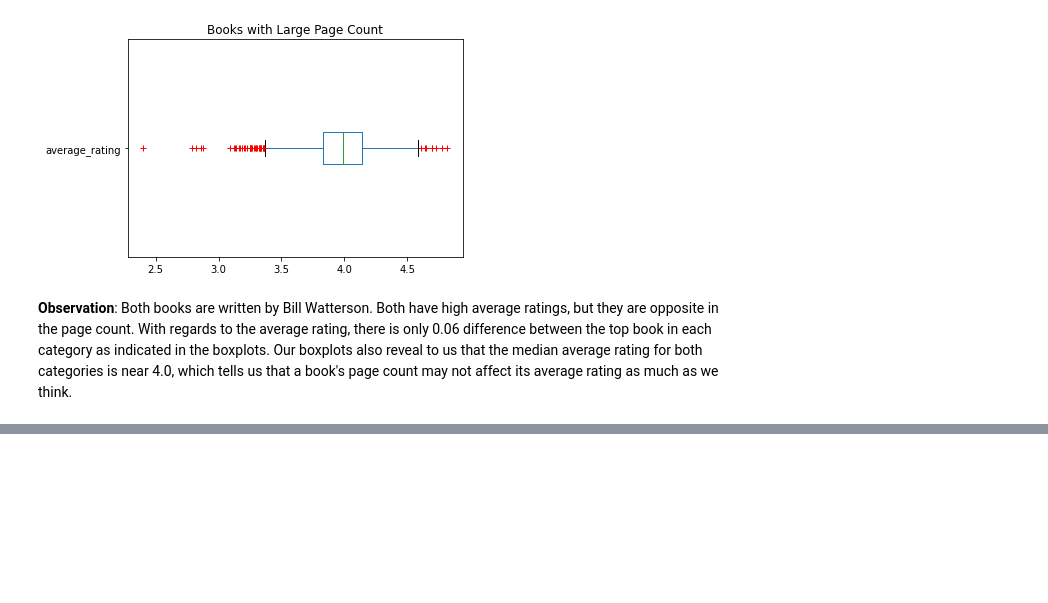
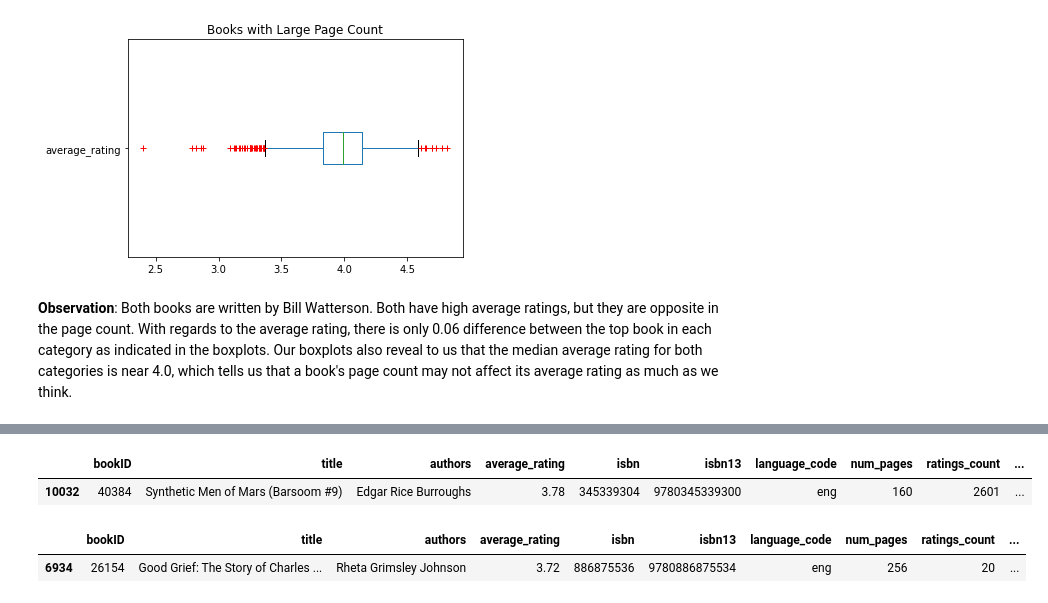
Before and after one commit to le-n-qui/goodreads-dataset, a Jupyter notebook: goodreads_books_analysis.ipynb, the cells around one changed output, grey strips where cells are left out. Cells and saved outputs as stored; diff of their text form; code cells hidden in the pictures; blank space fills up the shorter version.

Commit message:
Modify the analysis section; filter books dataframe with preset timestamps; test our new dataframe

```diff
--- a/goodreads_books_analysis.ipynb
+++ b/goodreads_books_analysis.ipynb
@@ -190,0 +191,22 @@ This question is an extension of the first question where we were finding the mo
+# %%
+# reference back to our old cutoff points for ratings_count and average_rating
+ratings_cutoff = 1000
+avg_rating_cutoff = 4.0
+# start and end of desired decade
+decade_start = pd.Timestamp(1980,1,1)
+decade_end = pd.Timestamp(1990,1,1)
+# filter our books df using the dates
+books_1980s = books[(books['publication_date'] > decade_start) & (books['publication_date'] < decade_end)]
+# %%
+# verify our new df
+# by gett the first book of 1980s
+books_1980s.sort_values(by=['publication_date'])[:1]
+# %% [output]
+|  | bookID | title | authors | average_rating | isbn | isbn13 | language_code | num_pages | ratings_count | ... |
+| 10032 | 40384 | Synthetic Men of Mars (Barsoom #9) | Edgar Rice Burroughs | 3.78 | 345339304 | 9780345339300 | eng | 160 | 2601 | ... |
+# %%
+# by getting the last book of 1980s
+books_1980s.sort_values(by=['publication_date'])[-1:]
+# %% [output]
+|  | bookID | title | authors | average_rating | isbn | isbn13 | language_code | num_pages | ratings_count | ... |
+| 6934 | 26154 | Good Grief: The Story of Charles ... | Rheta Grimsley Johnson | 3.72 | 886875536 | 9780886875534 | eng | 256 | 20 | ... |
```
Also changed, not shown: parts of 4 cells of this notebook.
